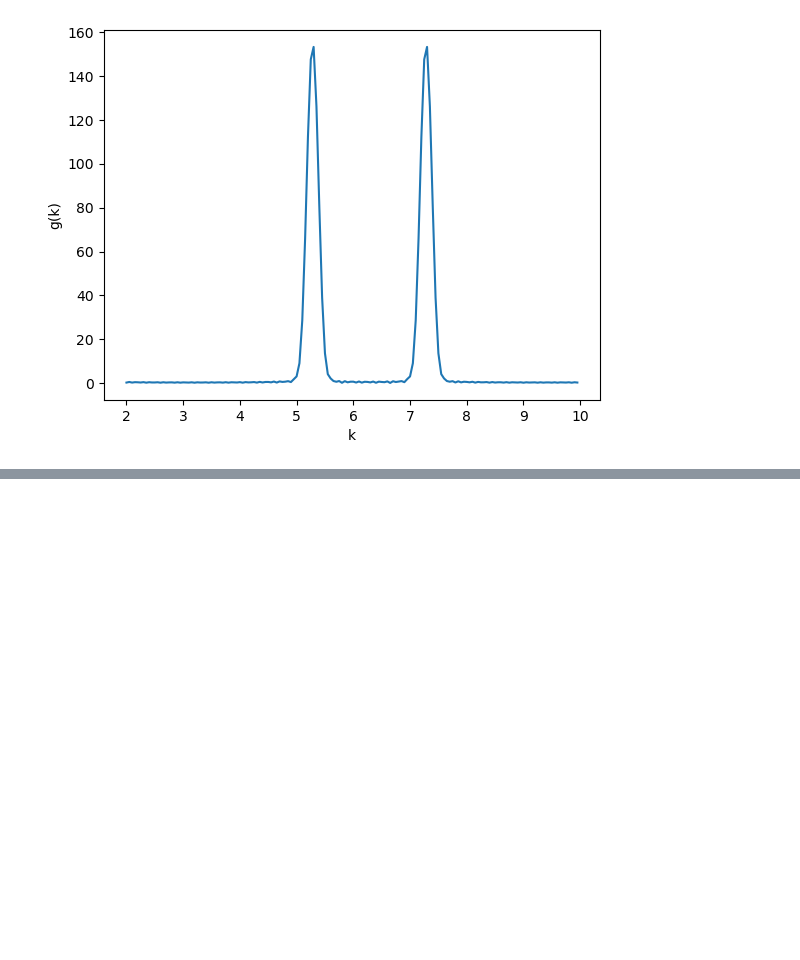
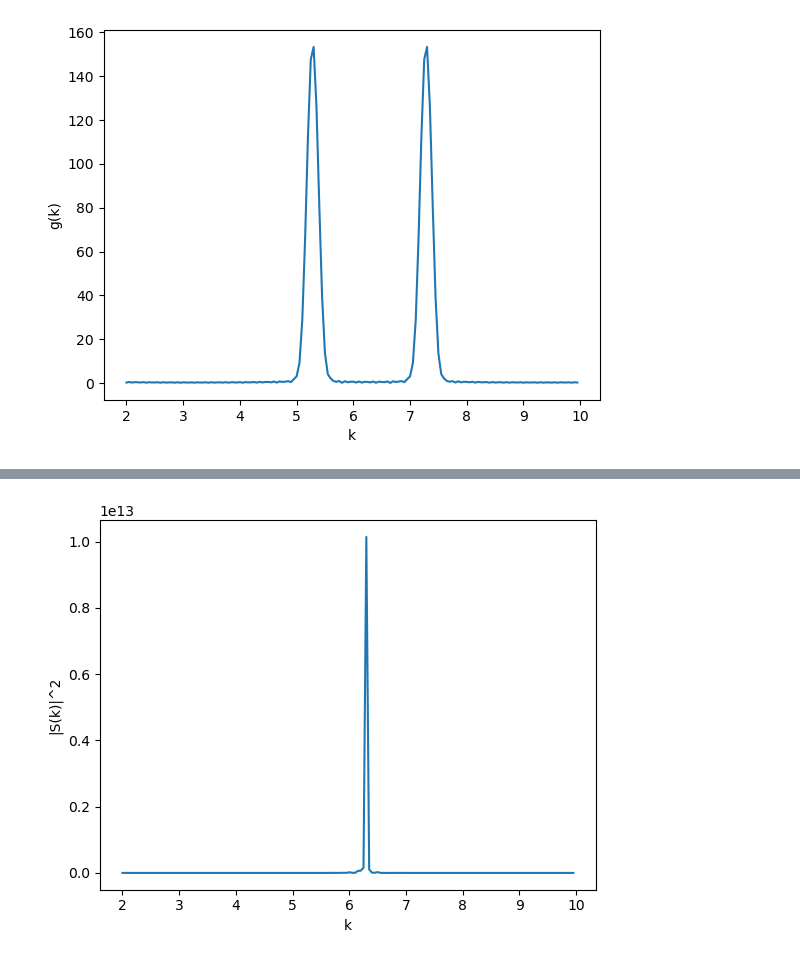
Before and after one commit to kerseviciute/how-does-vision-work, a Jupyter notebook: homework-1.ipynb, the cells around one changed output, grey strips where cells are left out. Cells and saved outputs as stored; diff of their text form; code cells hidden in the pictures; blank space fills up the shorter version.

Commit message:
Power spectrum of an image (part H).

```diff
--- a/homework-1.ipynb
+++ b/homework-1.ipynb
@@ -285,0 +308,17 @@ plt.show()
+# %%
+def power_spectrum(image, k):
+    s_k = []
+    for _k in k:
+        s_k.append(math.pow(g_surround(image, _k), 2) + math.pow(g_center(image, _k), 2))
+
+    return s_k
+# %%
+k = np.array(range(40, 200)) / 20
+s_k = power_spectrum(np.asarray(image, dtype = "uint8"), k)
+# %%
+plt.plot(k, s_k)
+plt.xlabel("k")
+plt.ylabel("|S(k)|^2")
+plt.show()
+# %% [output]
+[figure, added]
```
Also changed, not shown: parts of 1 cell of this notebook.
